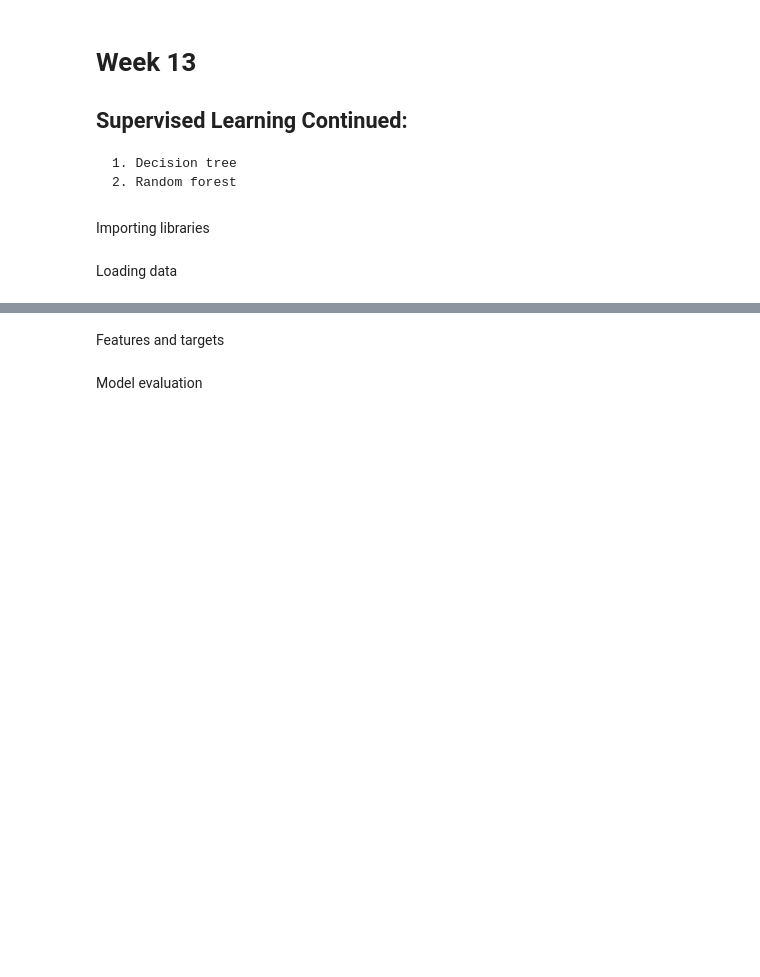
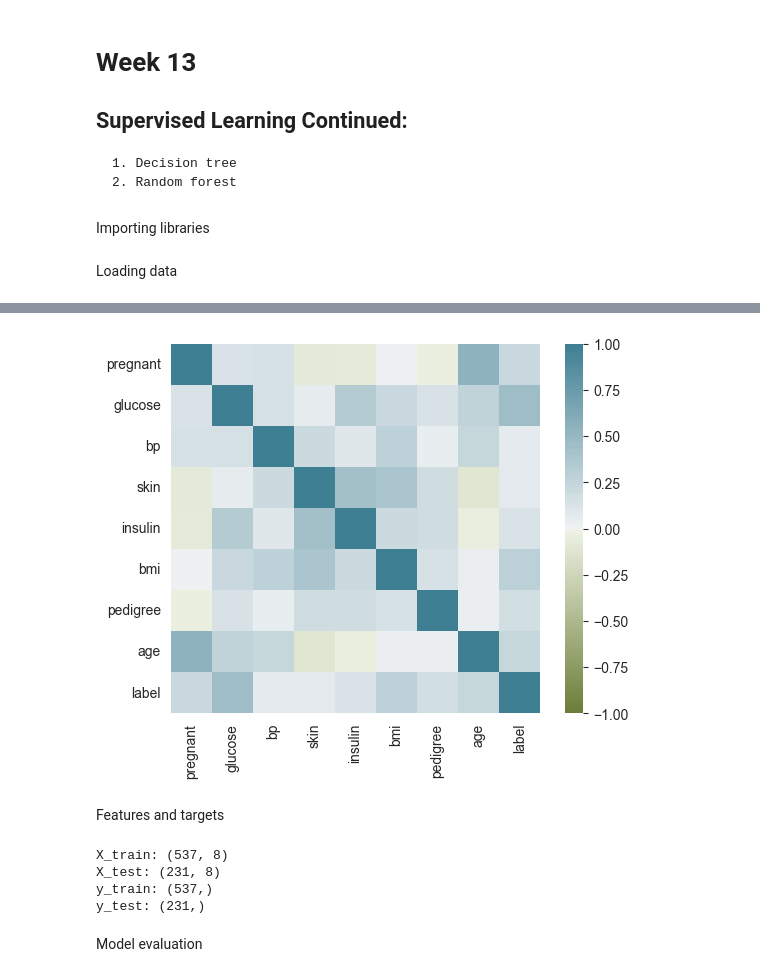
Before and after one commit to sonjaJolanda/BigDataSocialSciences, a Jupyter notebook: week13/KLEIN_sonja_week13.ipynb, the cells around one changed output, grey strips where cells are left out. Drawn from its saved outputs; the diff is of its cells as text; code cells hidden in the pictures; blank space fills up the shorter version.

```diff
--- a/week13/KLEIN_sonja_week13.ipynb
+++ b/week13/KLEIN_sonja_week13.ipynb
@@ -23,3 +23,7 @@ import seaborn as sns
 %matplotlib inline
 # %% [markdown]
 Loading data
+# %%
+col_names = ['pregnant', 'glucose', 'bp', 'skin', 'insulin', 'bmi', 'pedigree', 'age', 'label']
+# %%
+diabetes = pd.read_csv('diabetes.csv', header=0, names=col_names)
@@ -25,0 +65,2 @@ Loading data
+# %%
+corr = diabetes.corr()
@@ -26,2 +80,7 @@ Loading data
+# %%
+ax = sns.heatmap(corr, vmin=-1, vmax=1, center=0, cmap=sns.diverging_palette(100, 220, n=200),
+                 square=True)  # cmap=sns.color_palette('pastel')
+# %% [output]
+[figure, added]
 # %% [markdown]
 Features and targets
@@ -27,0 +93,10 @@ Features and targets
+# %%
+print('X_train:', X_train.shape)
+print('X_test:', X_test.shape)
+print('y_train:', y_train.shape)
+print('y_test:', y_test.shape)
+# %% [output]
+X_train: (537, 8)
+X_test: (231, 8)
+y_train: (537,)
+y_test: (231,)
```
Also changed, not shown: parts of 28 cells of this notebook, 1 other file.
